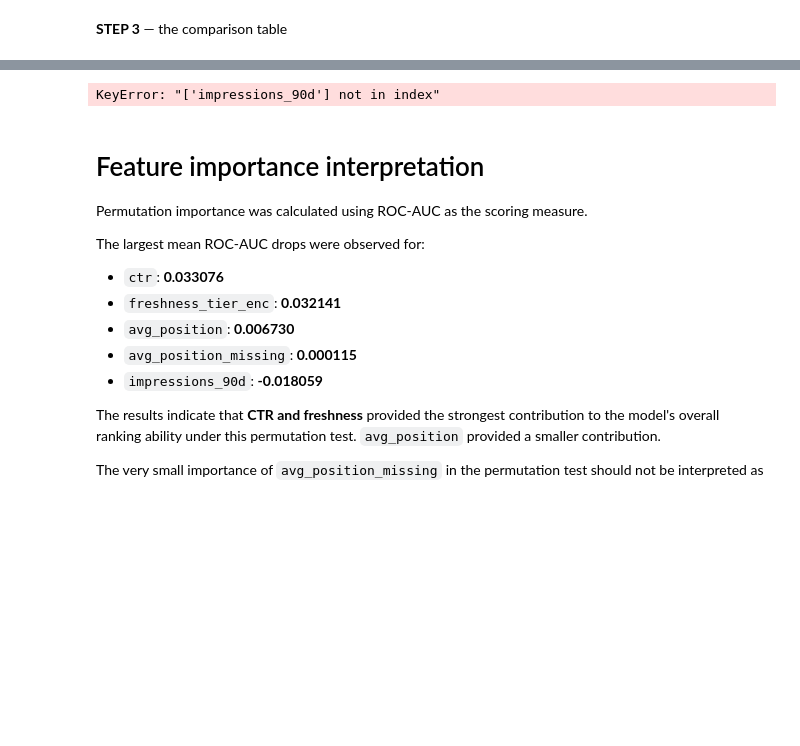
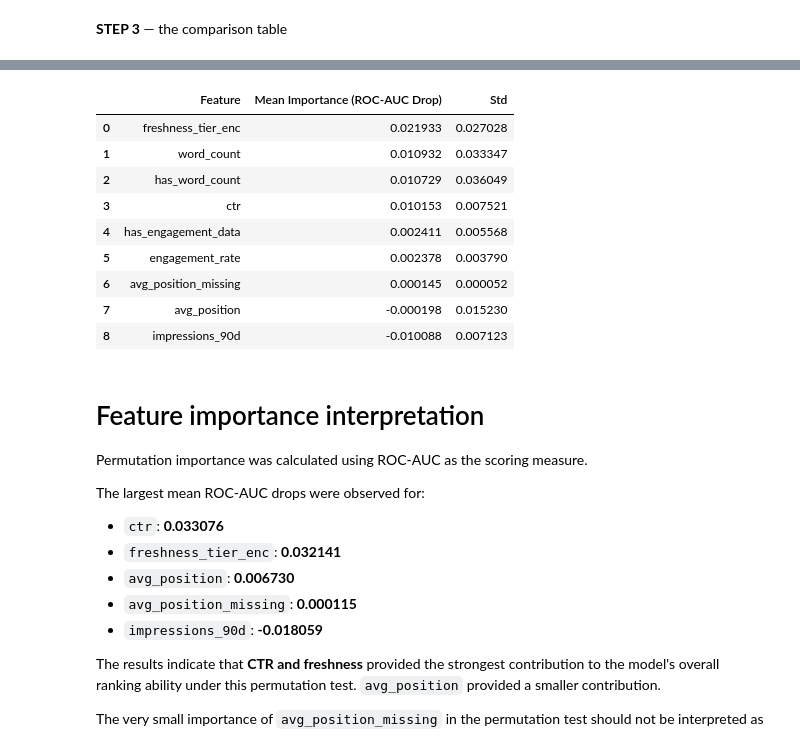
Before and after one commit to KinzaAsif2456/discoverey, a Jupyter notebook: work/notebooks/w05_model.ipynb, the cells around one changed output, grey strips where cells are left out. Saved outputs shown, nothing was run; the diff lists cells and outputs as text; code cells hidden in the pictures; blank space fills up the shorter version.

```diff
--- a/work/notebooks/w05_model.ipynb
+++ b/work/notebooks/w05_model.ipynb
@@ -344,13 +348,18 @@ feature_cols_log1p = [
     "log1p_impressions_90d"
 ]
 
-# Model B features: simple, non-leaky page-level signals
+# Model B: expanded feature set
+
 feature_cols_model_b = [
     "freshness_tier_enc",
     "avg_position",
     "ctr",
     "impressions_90d",
-    "avg_position_missing"
+    "avg_position_missing",
+    "word_count",
+    "has_word_count",
+    "engagement_rate",
+    "has_engagement_data"
 ]
 # %%
 # Check required model features
@@ -429,13 +442,14 @@ for fold_number, (train_indices, test_indices) in enumerate(
 
     # ========================================================
     # 2. Base Logistic Regression
-    #    Four original model features
+    #    Core four-feature model
     # ========================================================
 
     base_model = Pipeline([
         ("scaler", StandardScaler()),
         ("classifier", LogisticRegression(
             class_weight="balanced",
+            max_iter=1000,
             random_state=42
         ))
     ])
@@ -472,6 +486,7 @@ for fold_number, (train_indices, test_indices) in enumerate(
         ("scaler", StandardScaler()),
         ("classifier", LogisticRegression(
             class_weight="balanced",
+            max_iter=1000,
             random_state=42
         ))
     ])
@@ -502,15 +517,14 @@ for fold_number, (train_indices, test_indices) in enumerate(
 
     # ========================================================
     # 4. Logistic Regression + missing flag + log1p impressions
-    #
-    # This is the candidate model that will be selected if it
-    # gives the best Precision@50.
+    #    Candidate winning model
     # ========================================================
 
     log1p_model = Pipeline([
         ("scaler", StandardScaler()),
         ("classifier", LogisticRegression(
             class_weight="balanced",
+            max_iter=1000,
             random_state=42
         ))
     ])
@@ -559,12 +573,14 @@ for fold_number, (train_indices, test_indices) in enumerate(
 
     # ========================================================
     # 5. Model B
-    #    Additional word-count and engagement features
+    #    Core signals + content + engagement features
     # ========================================================
 
     train_model_b = train_data.copy()
     test_model_b = test_data.copy()
 
+    # Replace missing values with zero for the additional
+    # numeric Model B features
     train_model_b[
         ["word_count", "engagement_rate"]
     ] = train_model_b[
@@ -612,6 +628,7 @@ for fold_number, (train_indices, test_indices) in enumerate(
 
     # ========================================================
     # 6. Random Forest
+    #    Same core feature representation as the winning LR
     # ========================================================
 
     random_forest = RandomForestClassifier(
@@ -649,7 +666,7 @@ for fold_number, (train_indices, test_indices) in enumerate(
 
 
     # --------------------------------------------------------
-    # Show the results for this fold
+    # Show results for this fold
     # --------------------------------------------------------
 
     print(
@@ -754,17 +774,0 @@ display(model_comparison)
-# %%
-# Calculate permutation importance for Model B
-X_model_b = df[feature_cols_model_b].copy()
-y_model_b = df["is_declining_label"].copy()
-groups_model_b = df["client_id"].copy()
-perm_result = permutation_importance(
-    model_b,
-    X_test[feature_cols_model_b],
-    y_test,
-    n_repeats=10,
-    random_state=42,
-    scoring="roc_auc"
-)
-
-imp_perm_importances = perm_result.importances
-# %% [output]
-KeyError: "['impressions_90d'] not in index"
@@ -770,0 +839,13 @@ KeyError: "['impressions_90d'] not in index"
+# %%
+display(model_b_perm_summary_df)
+# %% [output]
+|  | Feature | Mean Importance (ROC-AUC Drop) | Std |
+| 0 | freshness_tier_enc | 0.021933 | 0.027028 |
+| 1 | word_count | 0.010932 | 0.033347 |
+| 2 | has_word_count | 0.010729 | 0.036049 |
+| 3 | ctr | 0.010153 | 0.007521 |
+| 4 | has_engagement_data | 0.002411 | 0.005568 |
+| 5 | engagement_rate | 0.002378 | 0.003790 |
+| 6 | avg_position_missing | 0.000145 | 0.000052 |
+| 7 | avg_position | -0.000198 | 0.015230 |
+| 8 | impressions_90d | -0.010088 | 0.007123 |
```
Also changed, not shown: parts of 15 cells of this notebook.
